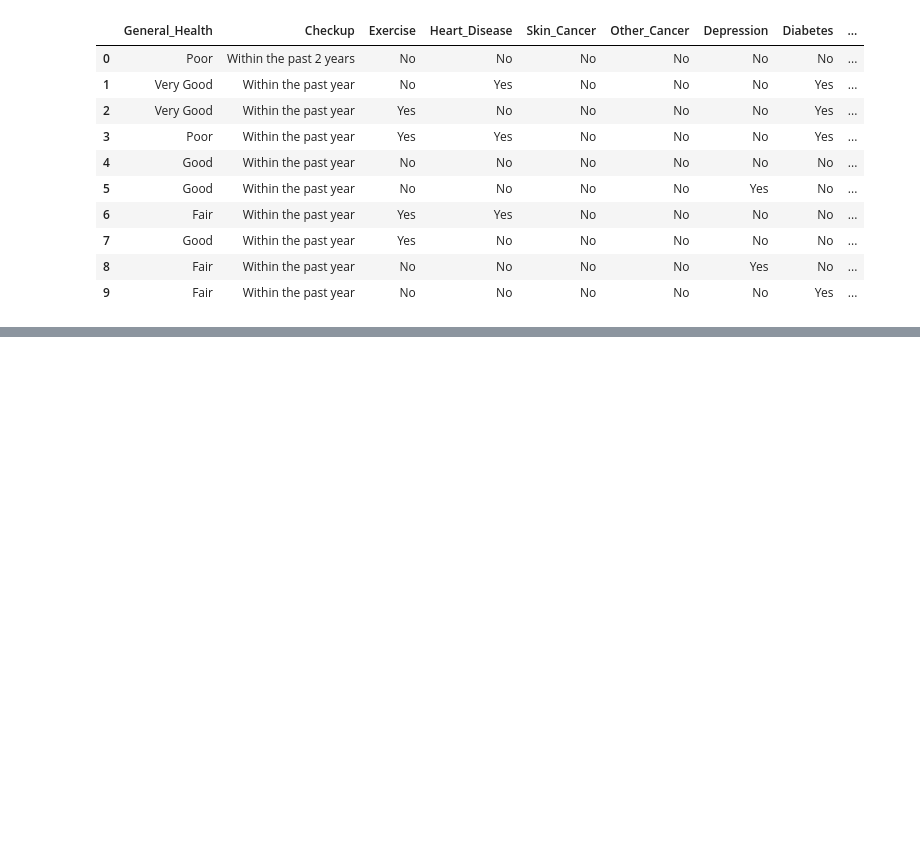
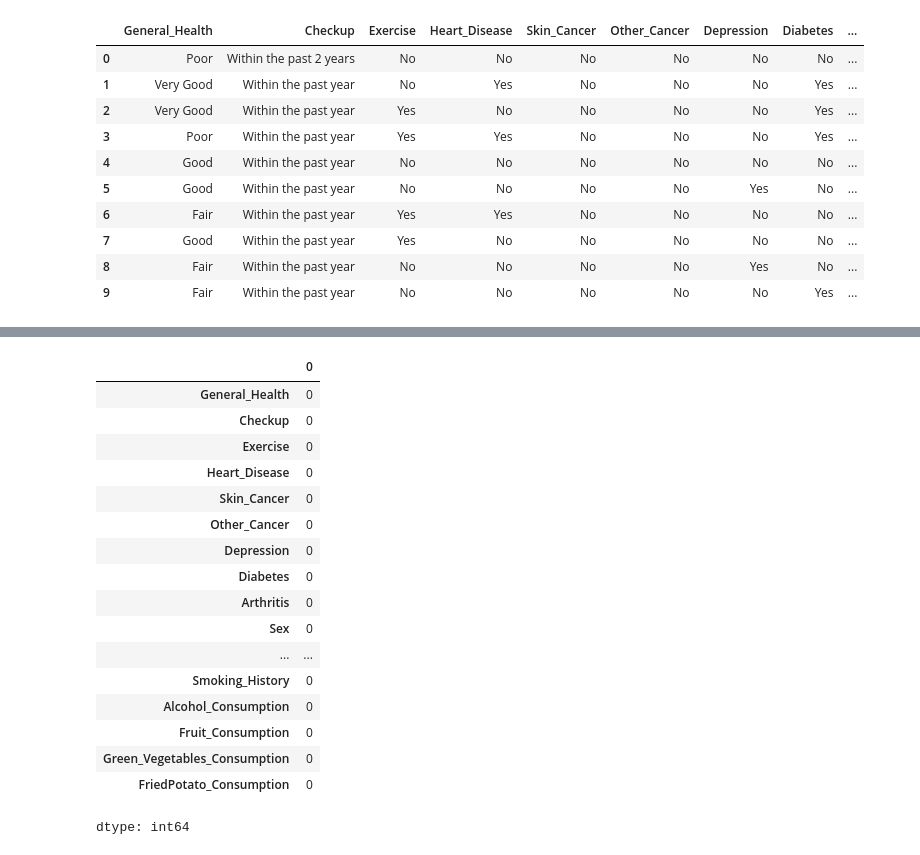
Before and after one commit to Laura9704/2025_-Analisis, a Jupyter notebook: TRABAJO.ipynb, the cells around one changed output, grey strips where cells are left out. Cells and saved outputs as stored; diff of their text form; code cells hidden in the pictures; blank space fills up the shorter version.

```diff
--- a/TRABAJO.ipynb
+++ b/TRABAJO.ipynb
@@ -34,0 +91,22 @@ data.head(10)
+# %%
+#busqueda de datos faltantes
+data.isnull().sum()
+# %% [output]
+|  | 0 |
+| General_Health | 0 |
+| Checkup | 0 |
+| Exercise | 0 |
+| Heart_Disease | 0 |
+| Skin_Cancer | 0 |
+| Other_Cancer | 0 |
+| Depression | 0 |
+| Diabetes | 0 |
+| Arthritis | 0 |
+| Sex | 0 |
+| ... | ... |
+| Smoking_History | 0 |
+| Alcohol_Consumption | 0 |
+| Fruit_Consumption | 0 |
+| Green_Vegetables_Consumption | 0 |
+| FriedPotato_Consumption | 0 |
+dtype: int64
```
Also changed, not shown: parts of 7 cells of this notebook.
